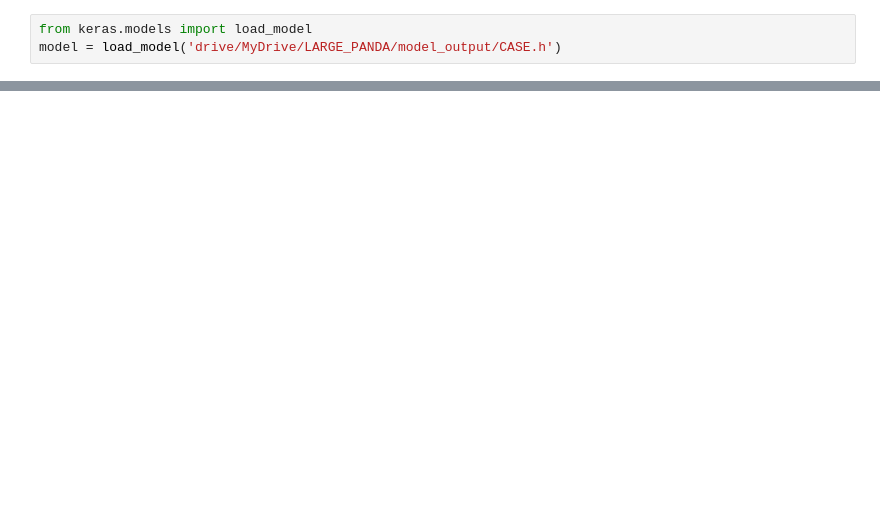
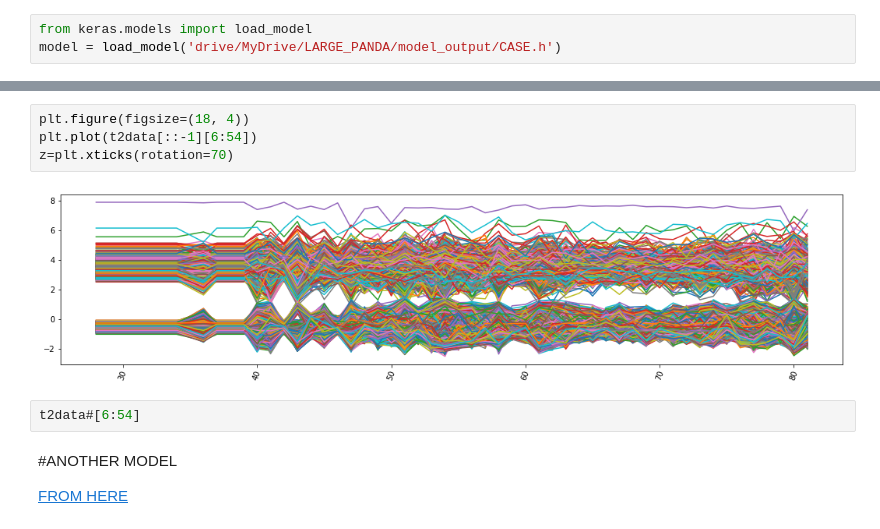
Before and after one commit to dcolinmorgan/prediction, a Jupyter notebook: LTRC_TS_LSTM.ipynb, the cells around one changed output, grey strips where cells are left out. Saved outputs shown, nothing was run; the diff lists cells and outputs as text; blank space fills up the shorter version.

```diff
--- a/LTRC_TS_LSTM.ipynb
+++ b/LTRC_TS_LSTM.ipynb
@@ -277,0 +551,12 @@ w=plt.plot(pred.iloc[0:42,0:9])
+# %%
+plt.figure(figsize=(18, 4))
+plt.plot(t2data[::-1][6:54])
+z=plt.xticks(rotation=70)
+# %% [output]
+[figure, added]
+# %%
+t2data#[6:54]
+# %% [markdown]
+#ANOTHER MODEL
+
+[FROM HERE](https://github.com/zhry10/DeepLSTM)
```
Also changed, not shown: parts of 56 cells of this notebook.
